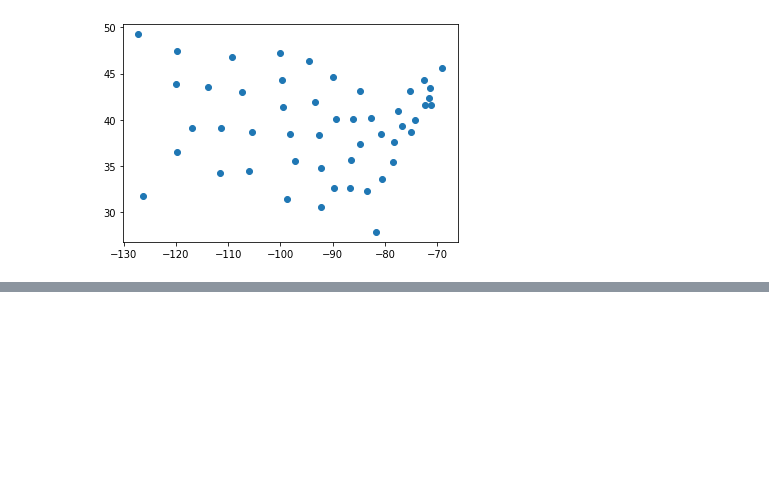
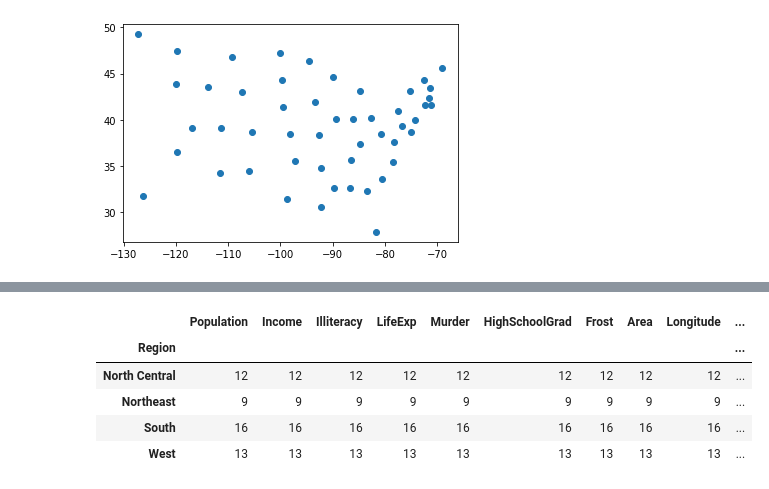
Before and after one commit to MayyarAA/ForecastingNeuralNetworks, a Jupyter notebook: MSCI433A1.ipynb, the cells around one changed output, grey strips where cells are left out. Cells and saved outputs as stored; diff of their text form; code cells hidden in the pictures; blank space fills up the shorter version.

```diff
--- a/MSCI433A1.ipynb
+++ b/MSCI433A1.ipynb
@@ -64,3 +67,14 @@ regions_highschoolgradmean
 | Northeast | 5495.111111 | 4570.222222 | 1.000000 | 71.264444 | 4.722222 | 53.966667 | 132.777778 | 18141.000 | -72.756411 | ... |
 | South | 4208.125000 | 4011.937500 | 1.737500 | 69.706250 | 10.581250 | 44.343750 | 64.625000 | 54605.125 | -85.174487 | ... |
 | West | 2915.307692 | 4702.615385 | 1.023077 | 71.234615 | 7.215385 | 62.000000 | 102.153846 | 134463.000 | -114.988769 | ... |
+# %%
+#box plot for murder in each region
+statedata_region = statedata.groupby(by="Region").count();
+statedata_region.head()
+# %% [output]
+|  | Population | Income | Illiteracy | LifeExp | Murder | HighSchoolGrad | Frost | Area | Longitude | ... |
+| Region |  |  |  |  |  |  |  |  |  | ... |
+| North Central | 12 | 12 | 12 | 12 | 12 | 12 | 12 | 12 | 12 | ... |
+| Northeast | 9 | 9 | 9 | 9 | 9 | 9 | 9 | 9 | 9 | ... |
+| South | 16 | 16 | 16 | 16 | 16 | 16 | 16 | 16 | 16 | ... |
+| West | 13 | 13 | 13 | 13 | 13 | 13 | 13 | 13 | 13 | ... |
```
Also changed, not shown: parts of 11 cells of this notebook.
